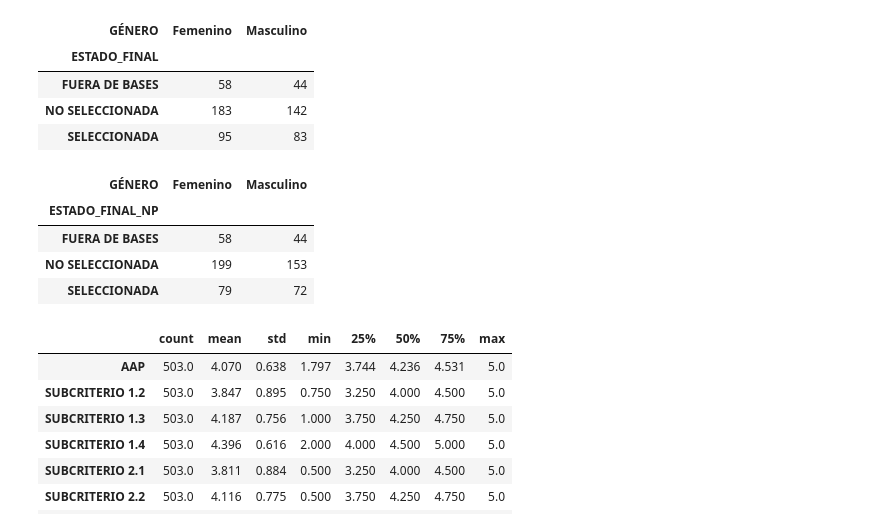
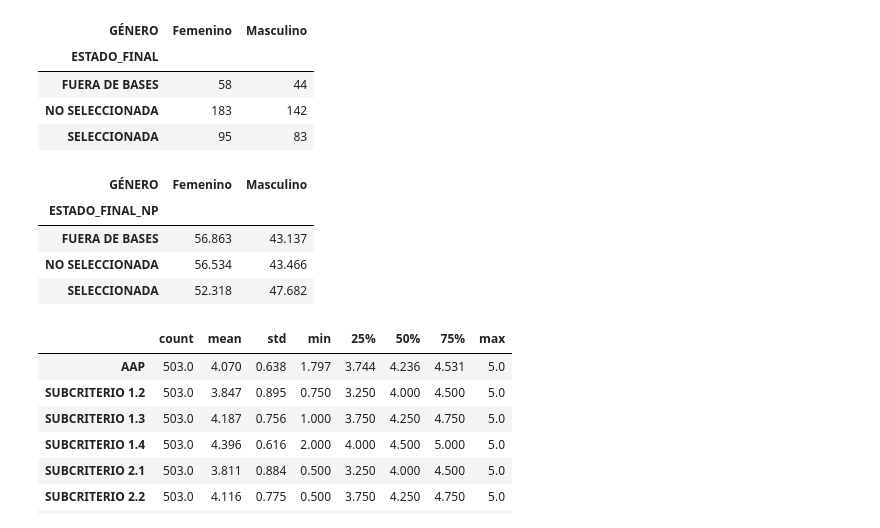
Before and after one commit to alvafox/Simulaciones-para-Becas-Chile, a Jupyter notebook: Magíster_BCH_2022.ipynb, the cells around one changed output. Cells and saved outputs as stored; diff of their text form; code cells hidden in the pictures.

```diff
--- a/Magíster_BCH_2022.ipynb
+++ b/Magíster_BCH_2022.ipynb
@@ -213,13 +213,13 @@ df_mag.groupby(['ESTADO_FINAL'])['GÉNERO'].value_counts().unstack(1)
 | NO SELECCIONADA | 183 | 142 |
 | SELECCIONADA | 95 | 83 |
 # %%
-df_mag.groupby(['ESTADO_FINAL_NP'])['GÉNERO'].value_counts().unstack(1)
+df_mag.groupby(['ESTADO_FINAL_NP'])['GÉNERO'].value_counts("%").unstack(1)*100
 # %% [output]
 | GÉNERO | Femenino | Masculino |
 | ESTADO_FINAL_NP |  |  |
-| FUERA DE BASES | 58 | 44 |
-| NO SELECCIONADA | 199 | 153 |
-| SELECCIONADA | 79 | 72 |
+| FUERA DE BASES | 56.863 | 43.137 |
+| NO SELECCIONADA | 56.534 | 43.466 |
+| SELECCIONADA | 52.318 | 47.682 |
 # %%
 df_mag2 = df_mag[df_mag["ESTADO ADMISIBILIDAD"] == "ADMISIBLE"]
 df_mag2[["AAP","SUBCRITERIO 1.2", "SUBCRITERIO 1.3", "SUBCRITERIO 1.4", "SUBCRITERIO 2.1", "SUBCRITERIO 2.2","SUBCRITERIO 2.3", "SUBCRITERIO 3.1"]].describe().T
```
